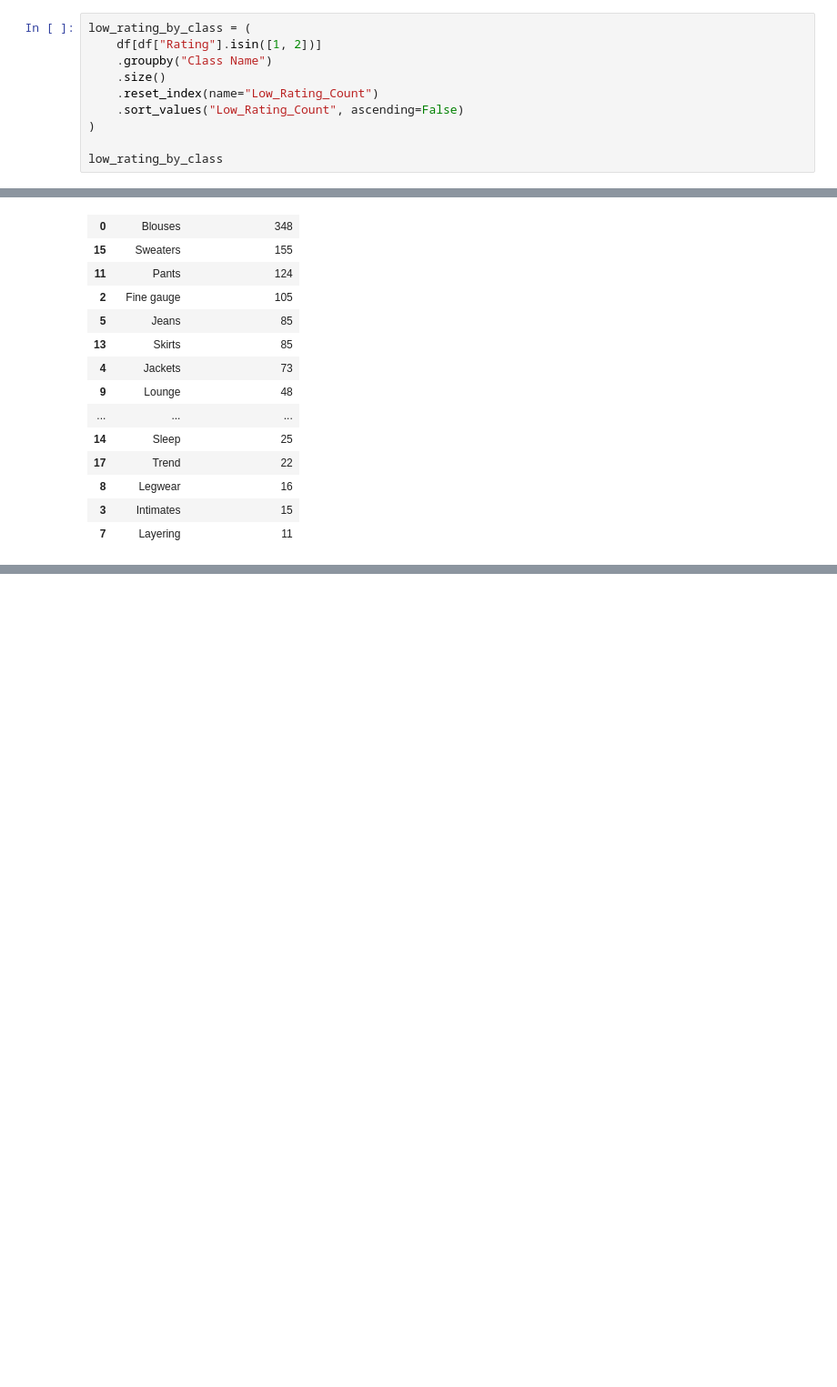
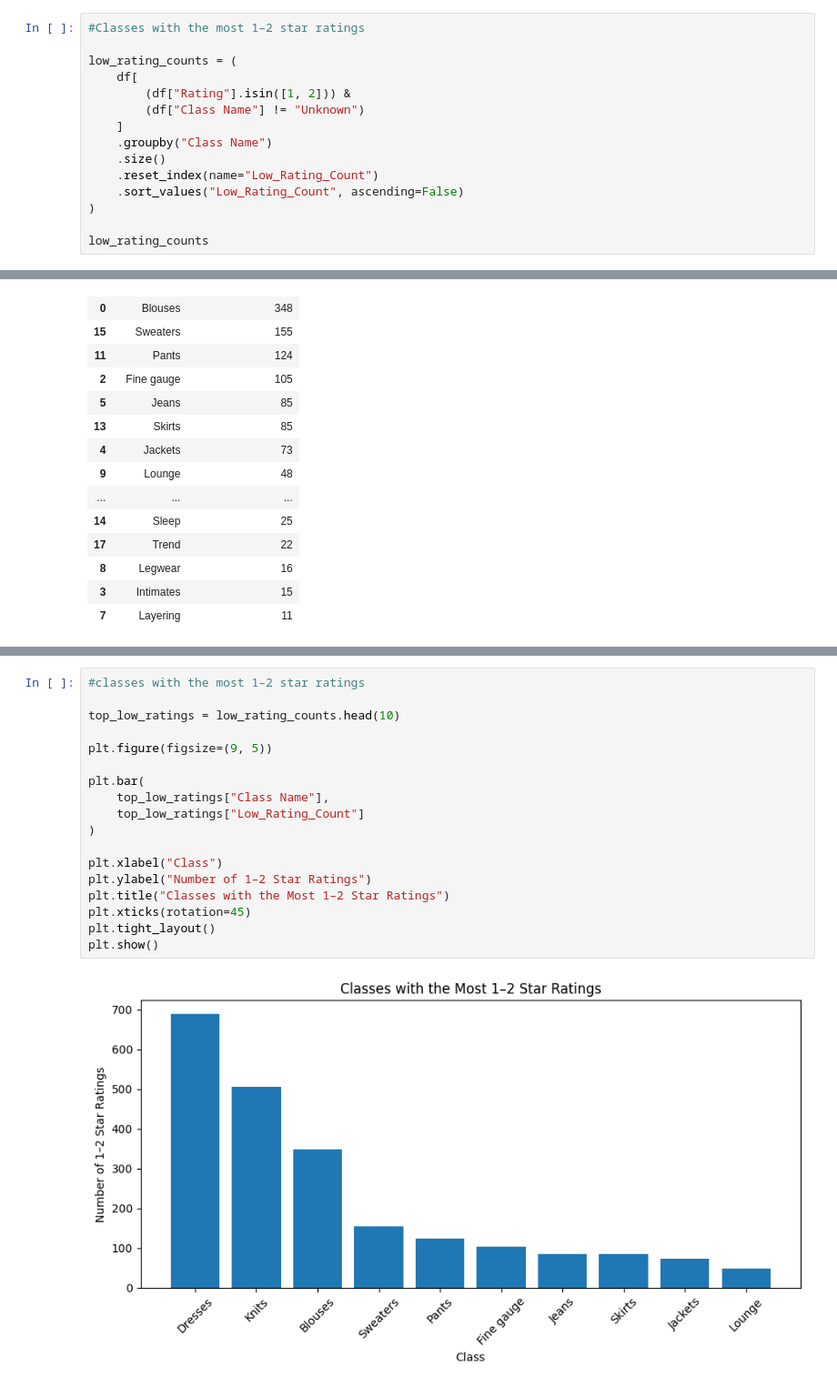
Before and after one commit to sivanishanth10/caspad-data-ai-engineer, a Jupyter notebook: notebooks/02_part_b.ipynb, the cells around one changed output, grey strips where cells are left out. Shown at 91% size. Drawn from its saved outputs; the diff is of its cells as text; blank space fills up the shorter version.

```diff
--- a/notebooks/02_part_b.ipynb
+++ b/notebooks/02_part_b.ipynb
@@ -72,13 +144,18 @@ class_summary
 # %%
-low_rating_by_class = (
-    df[df["Rating"].isin([1, 2])]
+#Classes with the most 1–2 star ratings
+
+low_rating_counts = (
+    df[
+        (df["Rating"].isin([1, 2])) &
+        (df["Class Name"] != "Unknown")
+    ]
     .groupby("Class Name")
     .size()
     .reset_index(name="Low_Rating_Count")
     .sort_values("Low_Rating_Count", ascending=False)
 )
 
-low_rating_by_class
+low_rating_counts
 # %% [output]
 |  | Class Name | Low_Rating_Count |
 | 1 | Dresses | 689 |
@@ -122,0 +188,20 @@ age_band_summary
+# %%
+#classes with the most 1–2 star ratings
+
+top_low_ratings = low_rating_counts.head(10)
+
+plt.figure(figsize=(9, 5))
+
+plt.bar(
+    top_low_ratings["Class Name"],
+    top_low_ratings["Low_Rating_Count"]
+)
+
+plt.xlabel("Class")
+plt.ylabel("Number of 1–2 Star Ratings")
+plt.title("Classes with the Most 1–2 Star Ratings")
+plt.xticks(rotation=45)
+plt.tight_layout()
+plt.show()
+# %% [output]
+[figure, added]
```
Also changed, not shown: parts of 21 cells of this notebook, 10 other files.
